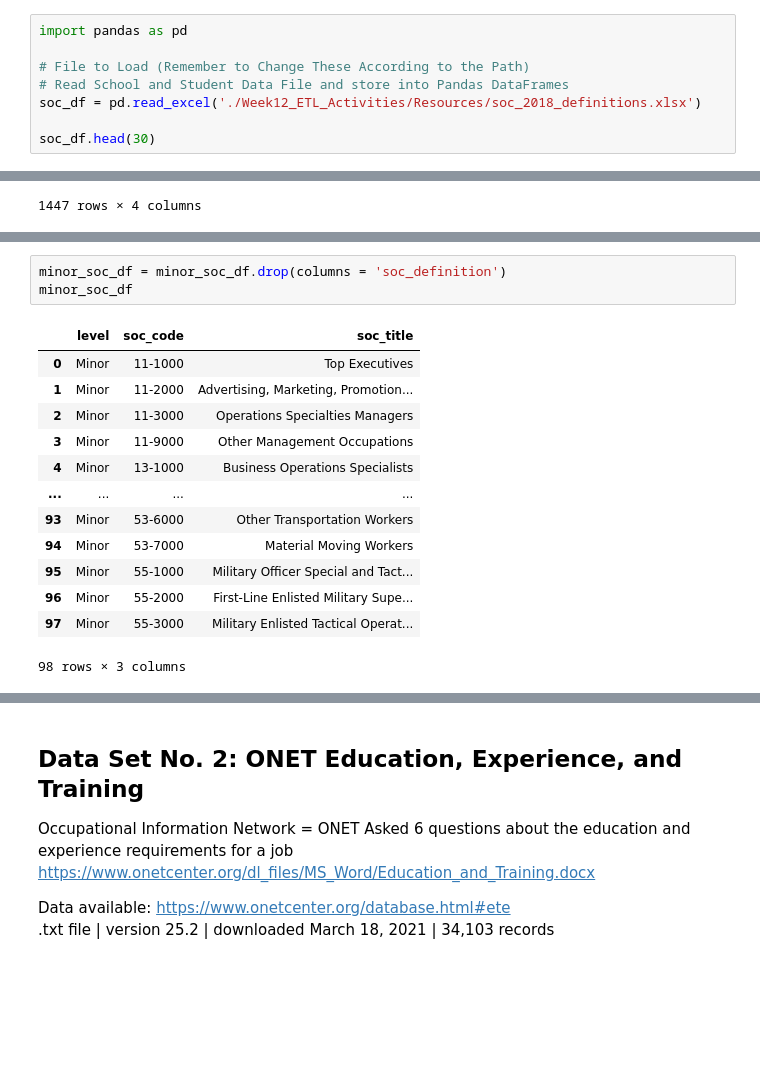
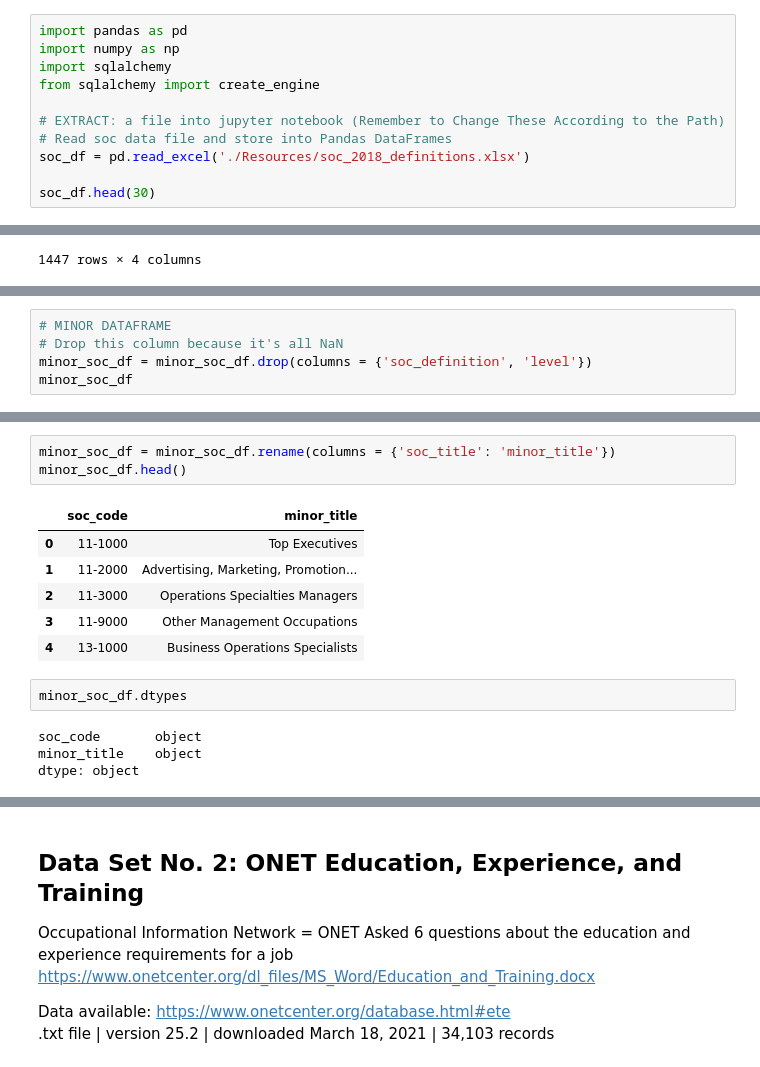
Before and after one commit to GGGOJO/ETL_project, a Jupyter notebook: ETL_Project.ipynb, the cells around one changed output, grey strips where cells are left out. Cells and saved outputs as stored; diff of their text form; blank space fills up the shorter version.

```diff
--- a/ETL_Project.ipynb
+++ b/ETL_Project.ipynb
@@ -19,10 +20,13 @@ downloaded March 14, 2021 |
 1,447 records
 # %%
 import pandas as pd
+import numpy as np
+import sqlalchemy
+from sqlalchemy import create_engine
 
-# File to Load (Remember to Change These According to the Path)
-# Read School and Student Data File and store into Pandas DataFrames
-soc_df = pd.read_excel('./Week12_ETL_Activities/Resources/soc_2018_definitions.xlsx')
+# EXTRACT: a file into jupyter notebook (Remember to Change These According to the Path)
+# Read soc data file and store into Pandas DataFrames
+soc_df = pd.read_excel('./Resources/soc_2018_definitions.xlsx')
 
 soc_df.head(30)
 # %% [output]
@@ -200,3 +224,8 @@ minor_soc_df
 | 96 | Minor | 55-2000 | First-Line Enlisted Military Supe... | NaN |
 | 97 | Minor | 55-3000 | Military Enlisted Tactical Operat... | NaN |
 98 rows × 4 columns
+# %%
+# MINOR DATAFRAME
+# Drop this column because it's all NaN
+minor_soc_df = minor_soc_df.drop(columns = {'soc_definition', 'level'})
+minor_soc_df
@@ -203,18 +246,17 @@ minor_soc_df
 # %%
-minor_soc_df = minor_soc_df.drop(columns = 'soc_definition')
-minor_soc_df
+minor_soc_df = minor_soc_df.rename(columns = {'soc_title': 'minor_title'})
+minor_soc_df.head()
 # %% [output]
-|  | level | soc_code | soc_title |
-| 0 | Minor | 11-1000 | Top Executives |
-| 1 | Minor | 11-2000 | Advertising, Marketing, Promotion... |
-| 2 | Minor | 11-3000 | Operations Specialties Managers |
-| 3 | Minor | 11-9000 | Other Management Occupations |
-| 4 | Minor | 13-1000 | Business Operations Specialists |
-| ... | ... | ... | ... |
-| 93 | Minor | 53-6000 | Other Transportation Workers |
-| 94 | Minor | 53-7000 | Material Moving Workers |
-| 95 | Minor | 55-1000 | Military Officer Special and Tact... |
-| 96 | Minor | 55-2000 | First-Line Enlisted Military Supe... |
-| 97 | Minor | 55-3000 | Military Enlisted Tactical Operat... |
+|  | soc_code | minor_title |
+| 0 | 11-1000 | Top Executives |
+| 1 | 11-2000 | Advertising, Marketing, Promotion... |
+| 2 | 11-3000 | Operations Specialties Managers |
+| 3 | 11-9000 | Other Management Occupations |
+| 4 | 13-1000 | Business Operations Specialists |
-98 rows × 3 columns
+# %%
+minor_soc_df.dtypes
+# %% [output]
+soc_code       object
+minor_title    object
+dtype: object
 # %%
```
Also changed, not shown: parts of 54 cells of this notebook, 8 other files.
